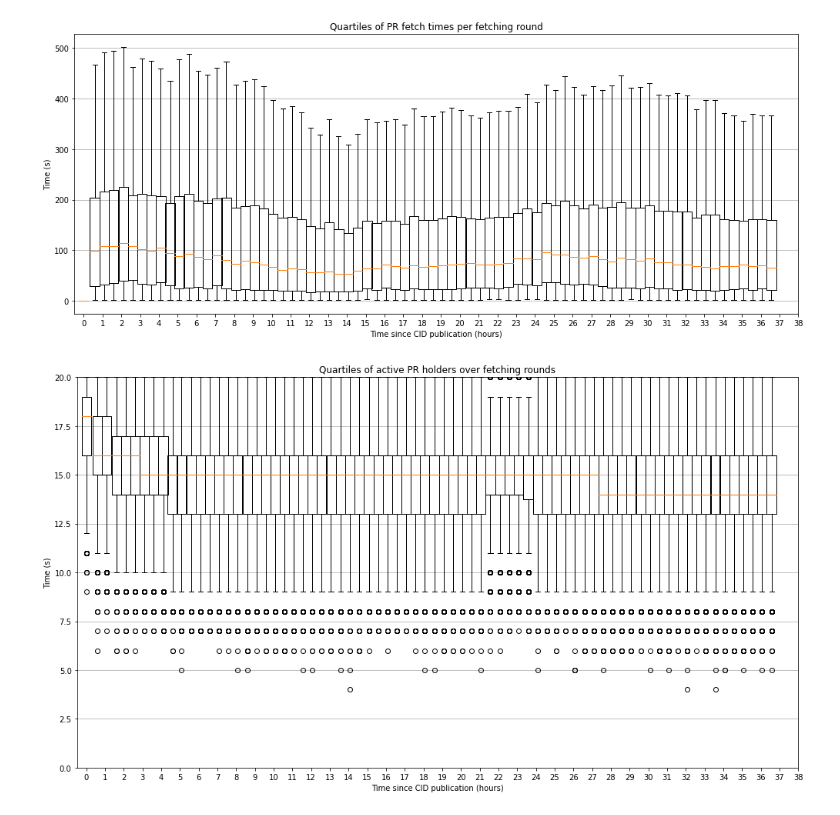
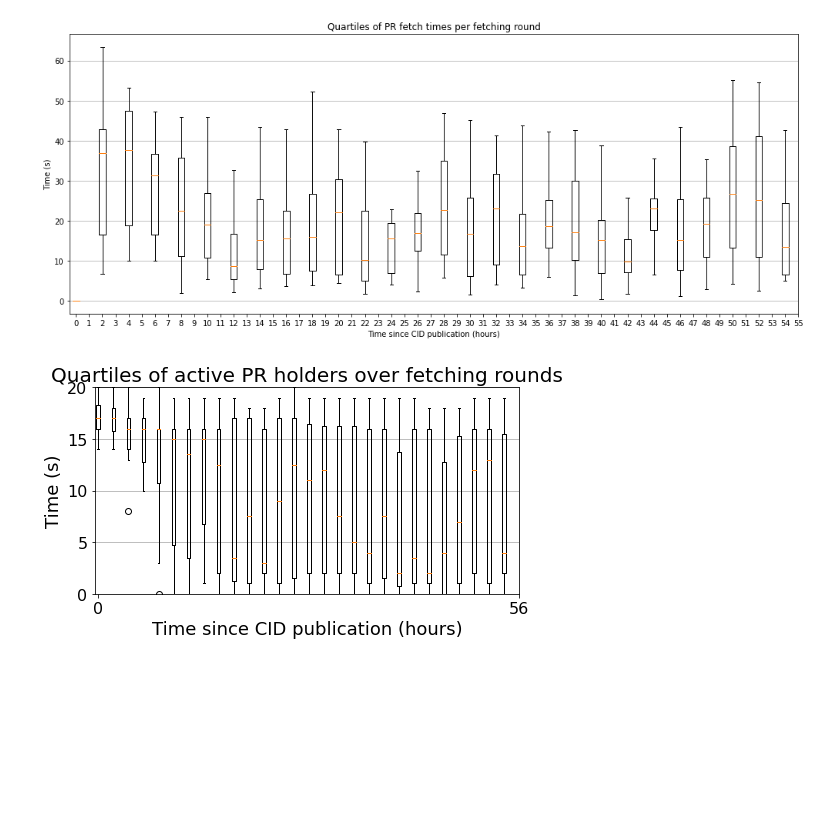
Before and after one commit to cortze/ipfs-cid-hoarder, a Jupyter notebook: analyzer/cid_hoarder_analyzer.ipynb, the cells around one changed output. Drawn from its saved outputs; the diff is of its cells as text; code cells hidden in the pictures; blank space fills up the shorter version.

```diff
--- a/analyzer/cid_hoarder_analyzer.ipynb
+++ b/analyzer/cid_hoarder_analyzer.ipynb
@@ -10,11 +10,12 @@ import warnings
 warnings.filterwarnings('ignore')
 
 plt.rcParams["figure.figsize"] = (10, 6)
+plt.rcParams["figure.facecolor"] = "white"
 
 db_con = psycopg2.connect(
     host="localhost",
     port="5432",
-    database="cid_hoarder_k20_no_hydras",
+    database="hoard_test_retr",
     user="hoarder",
     password="password")
 # %%
@@ -239,42 +242,44 @@ plt.grid(axis='y')
 plt.tight_layout()
 plt.show()
 # %% [output]
-[figure, old version]
+[figure, new version]
 # %%
 
 # Get active PR holders over fetch rounds (just for double check following distributions)
 
 # Get the number of rounds that we hoarded
 pobj = pd.read_sql_query("select ping_round from fetch_results group by ping_round order by ping_round ASC", db_con)
 
 succ_att_dist = []
 hours_dist = []
 # Get the distribution for each of the rounds
 for i, row in pobj.iterrows():
     p = pd.read_sql_query(f'select cid_hash, fetch_time, success_att from fetch_results where ping_round={row["ping_round"]} order by cid_hash;', db_con)
     succ_att_dist.append(p['success_att'])
 
     p['time of pub'] = (p['fetch_time'] - pub_times['gen_time']) / 3600 # get the hours since publish time
     pp = p['time of pub'].to_numpy()
     hours_dist.append(np.median(pp))
 
-fig, ax = plt.subplots(figsize=(14,8))
+fig, ax = plt.subplots(figsize=(7,4))
 ax.boxplot(succ_att_dist, positions=hours_dist, showfliers=True)
-ax.set_xlabel("Time since CID publication (hours)") # TODO: hardcoded to 30 mins
-ax.set_ylabel("Active PR holders")
+ax.set_xlabel("Time since CID publication (hours)", fontsize=18) # TODO: hardcoded to 30 mins
+ax.set_ylabel("Active PR holders", fontsize=18)
 ax.set_ylim(0, max(succ_att_dist[0]))
 
 # set net xticks to int hours
-ticks = np.arange(np.round(hours_dist[-1])+2)
+ticks = np.linspace(0, np.round(hours_dist[-1])+2, 2)
 ax.set_xticks(ticks, ticks.astype(int))
 ax.set_ylabel("Time (s)")
 
-plt.title(f"Quartiles of active PR holders over fetching rounds")
+plt.title(f"Quartiles of active PR holders over fetching rounds", fontsize=20)
 plt.grid(axis='y')
 plt.tight_layout()
+plt.tick_params(axis='x', which='major', labelsize=16)
+plt.tick_params(axis='y', which='major', labelsize=16)
 plt.show()
 # %% [output]
-[figure, old version]
+[figure, new version]
 # %%
 # Get active PR holders over fetch rounds hydra peers
 
```
Also changed, not shown: parts of 14 cells of this notebook, 5 other files.
